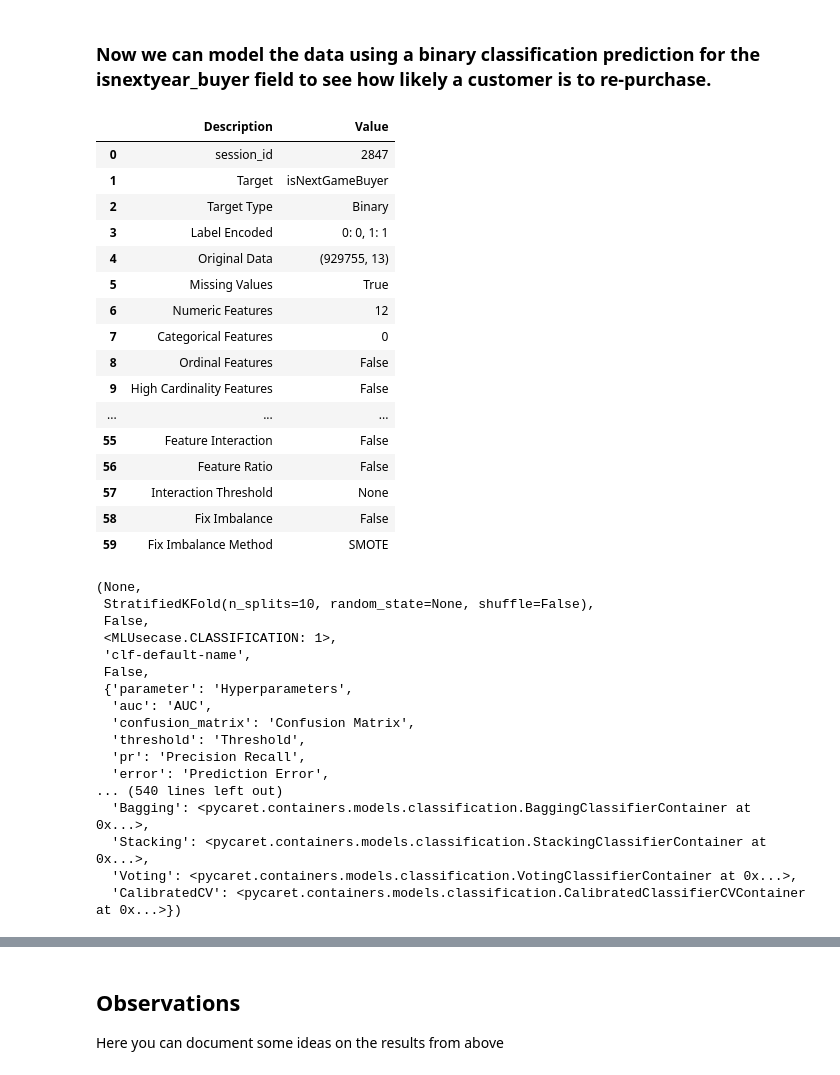
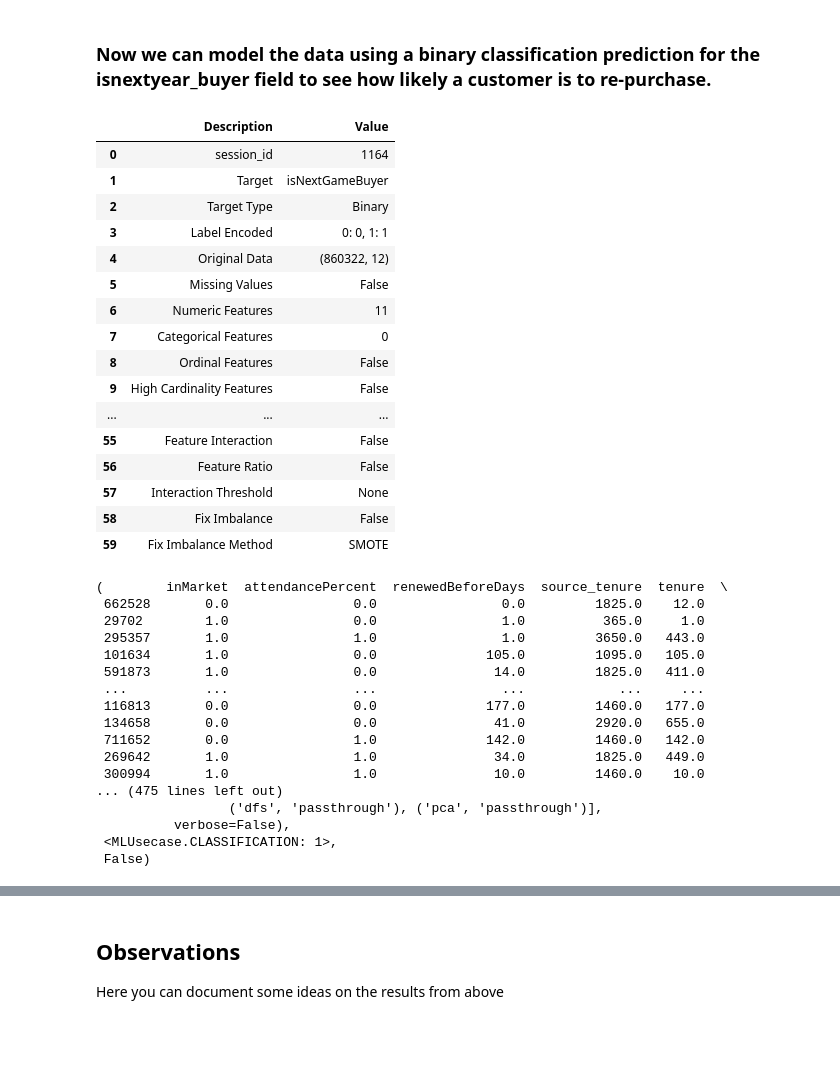
Before and after one commit to ryankazmerik/data-sci, a Jupyter notebook: notebooks/nakisa sandbox/Yankees Propensity Event/QA - Yankees - Feature Engineering.ipynb, the cells around one changed output, grey strips where cells are left out. Drawn from its saved outputs; the diff is of its cells as text; code cells hidden in the pictures; blank space fills up the shorter version.

```diff
--- a/notebooks/nakisa sandbox/Yankees Propensity Event/QA - Yankees - Feature Engineering.ipynb
+++ b/notebooks/nakisa sandbox/Yankees Propensity Event/QA - Yankees - Feature Engineering.ipynb
@@ -167,33 +165,34 @@ Unseen Data For Predictions: (232439, 13)
 # %%
 setup(
     data= df_train,
     target="isNextGameBuyer",
     train_size = 0.80,
     data_split_shuffle=True,
     silent=True,
     numeric_features=[
         "inMarket",
-        "totalSpent",
         "attendancePercent",
+        "attendancePercent",
+        "renewedBeforeDays",
         "source_tenure",
         "tenure",
         "distToVenue",
         "totalGames",
         "recency",
         "click_link",
-        "open_email",
+        "open_email" ,
         "send_email"
     ]
 )
 # %% [output]
 |  | Description | Value |
-| 0 | session_id | 2847 |
+| 0 | session_id | 1164 |
 | 1 | Target | isNextGameBuyer |
 | 2 | Target Type | Binary |
 | 3 | Label Encoded | 0: 0, 1: 1 |
-| 4 | Original Data | (929755, 13) |
-| 5 | Missing Values | True |
-| 6 | Numeric Features | 12 |
+| 4 | Original Data | (860322, 12) |
+| 5 | Missing Values | False |
+| 6 | Numeric Features | 11 |
 | 7 | Categorical Features | 0 |
 | 8 | Ordinal Features | False |
 | 9 | High Cardinality Features | False |
@@ -203,23 +202,23 @@ setup(
 | 57 | Interaction Threshold | None |
 | 58 | Fix Imbalance | False |
 | 59 | Fix Imbalance Method | SMOTE |
-(None,
- StratifiedKFold(n_splits=10, random_state=None, shuffle=False),
- False,
+(        inMarket  attendancePercent  renewedBeforeDays  source_tenure  tenure  \
+ 662528       0.0                0.0                0.0         1825.0    12.0
+ 29702        1.0                0.0                1.0          365.0     1.0
+ 295357       1.0                1.0                1.0         3650.0   443.0
+ 101634       1.0                0.0              105.0         1095.0   105.0
+ 591873       1.0                0.0               14.0         1825.0   411.0
+ ...          ...                ...                ...            ...     ...
+ 116813       0.0                0.0              177.0         1460.0   177.0
+ 134658       0.0                0.0               41.0         2920.0   655.0
+ 711652       0.0                1.0              142.0         1460.0   142.0
+ 269642       1.0                1.0               34.0         1825.0   449.0
+ 300994       1.0                1.0               10.0         1460.0    10.0
+... (475 lines left out)
+                 ('dfs', 'passthrough'), ('pca', 'passthrough')],
+          verbose=False),
  <MLUsecase.CLASSIFICATION: 1>,
- 'clf-default-name',
- False,
- {'parameter': 'Hyperparameters',
-  'auc': 'AUC',
-  'confusion_matrix': 'Confusion Matrix',
-  'threshold': 'Threshold',
-  'pr': 'Precision Recall',
-  'error': 'Prediction Error',
-... (540 lines left out)
-  'Bagging': <pycaret.containers.models.classification.BaggingClassifierContainer at 0x...>,
-  'Stacking': <pycaret.containers.models.classification.StackingClassifierContainer at 0x...>,
-  'Voting': <pycaret.containers.models.classification.VotingClassifierContainer at 0x...>,
-  'CalibratedCV': <pycaret.containers.models.classification.CalibratedClassifierCVContainer at 0x...>})
+ False)
 # %%
 model_matrix = compare_models(
     fold=10,
```
Also changed, not shown: parts of 8 cells of this notebook, 1 other file.
